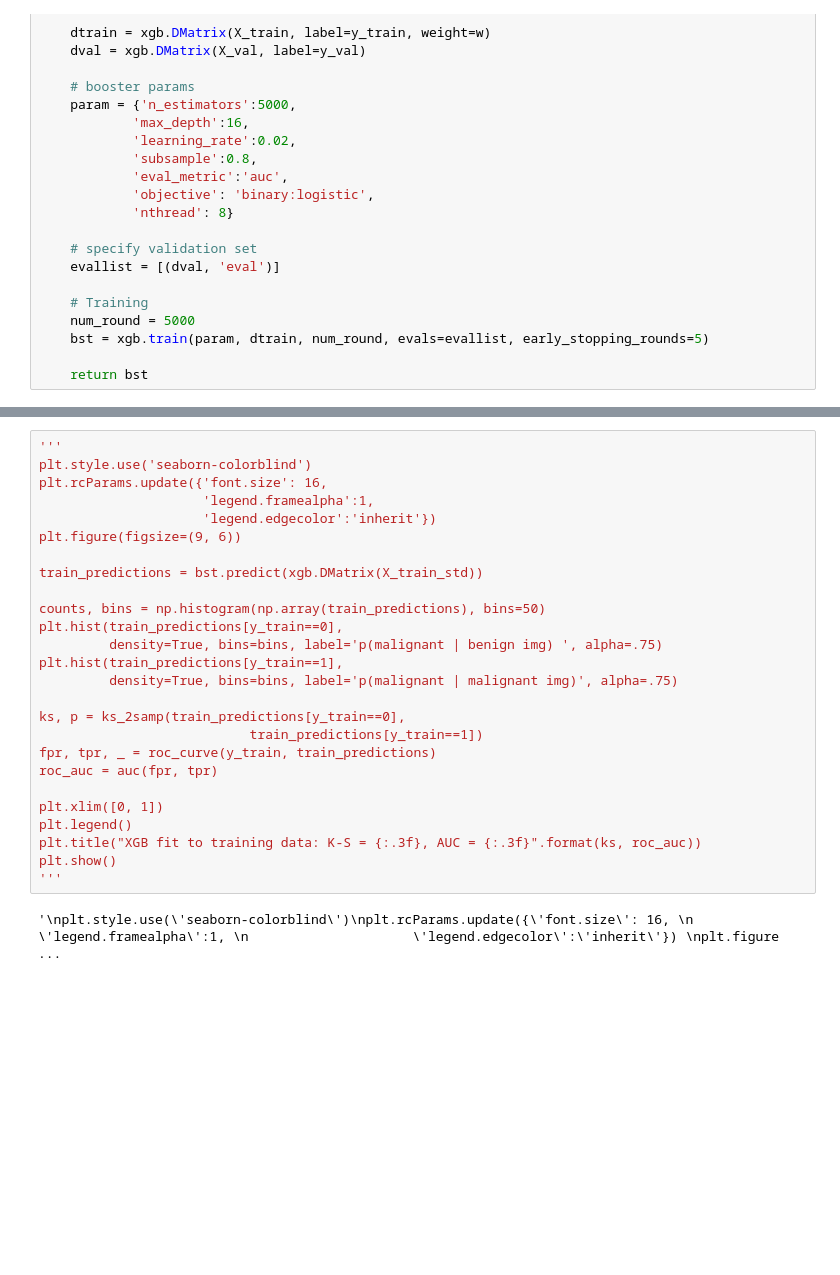
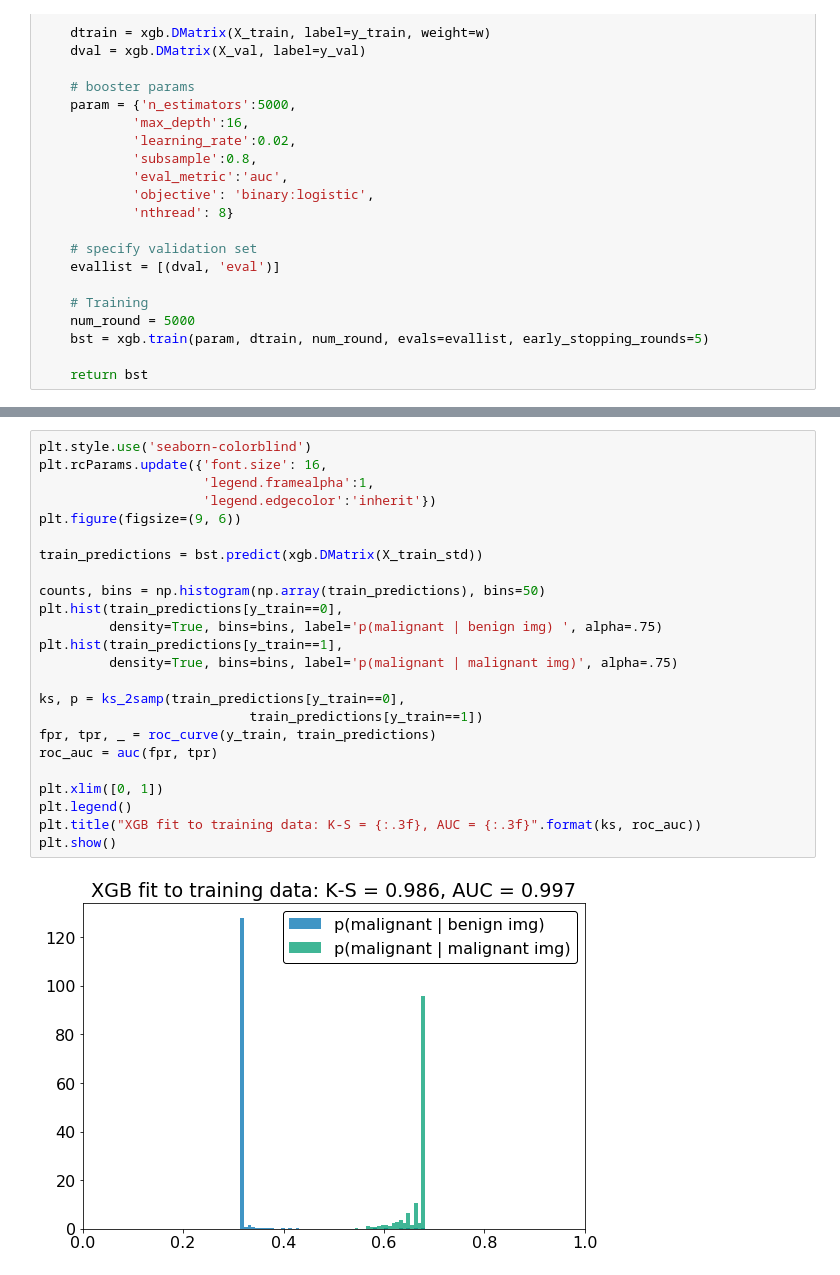
Before and after one commit to JaronThompson/MelanomaKaggleComp, a Jupyter notebook: Notebooks/TuneXGB.ipynb, the cells around one changed output, grey strips where cells are left out. Drawn from its saved outputs; the diff is of its cells as text; blank space fills up the shorter version.

```diff
--- a/Notebooks/TuneXGB.ipynb
+++ b/Notebooks/TuneXGB.ipynb
@@ -737,31 +471,29 @@ plt.show()
 # %%
-'''
 plt.style.use('seaborn-colorblind')
 plt.rcParams.update({'font.size': 16,
                      'legend.framealpha':1,
                      'legend.edgecolor':'inherit'})
 plt.figure(figsize=(9, 6))
 
 train_predictions = bst.predict(xgb.DMatrix(X_train_std))
 
 counts, bins = np.histogram(np.array(train_predictions), bins=50)
 plt.hist(train_predictions[y_train==0],
          density=True, bins=bins, label='p(malignant | benign img) ', alpha=.75)
 plt.hist(train_predictions[y_train==1],
          density=True, bins=bins, label='p(malignant | malignant img)', alpha=.75)
 
 ks, p = ks_2samp(train_predictions[y_train==0],
                            train_predictions[y_train==1])
 fpr, tpr, _ = roc_curve(y_train, train_predictions)
 roc_auc = auc(fpr, tpr)
 
 plt.xlim([0, 1])
 plt.legend()
 plt.title("XGB fit to training data: K-S = {:.3f}, AUC = {:.3f}".format(ks, roc_auc))
 plt.show()
-'''
 # %% [output]
-'\nplt.style.use(\'seaborn-colorblind\')\nplt.rcParams.update({\'font.size\': 16, \n                     \'legend.framealpha\':1, \n                     \'legend.edgecolor\':\'inherit\'}) \nplt.figure ...
+[figure, added]
 # %%
 plt.style.use('seaborn-colorblind')
 plt.rcParams.update({'font.size': 16,
```
Also changed, not shown: parts of 13 cells of this notebook.
